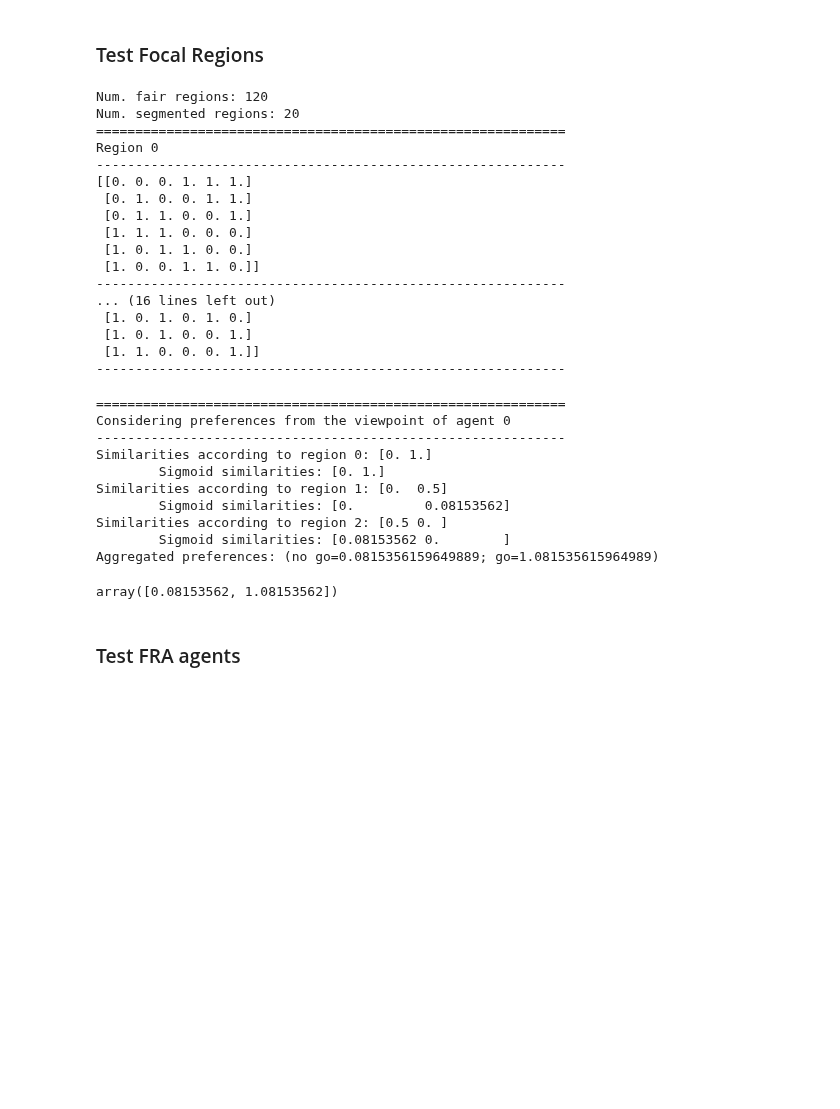
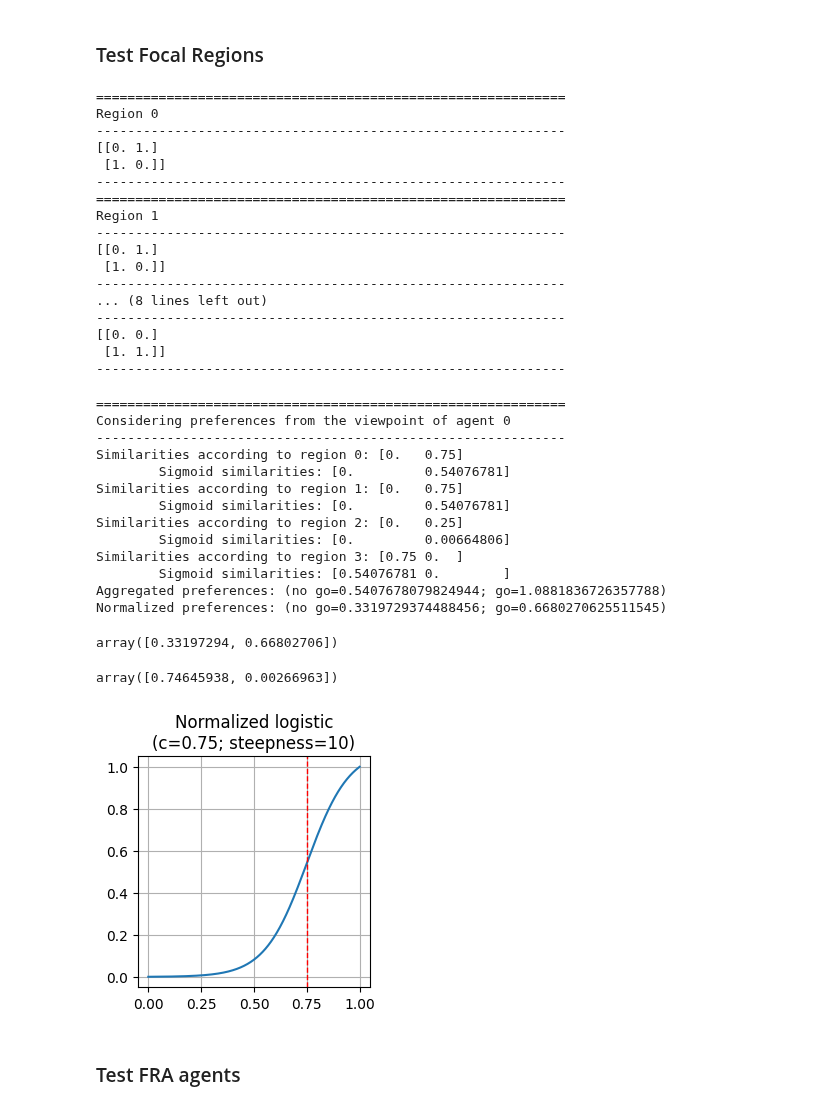
Before and after one commit to EAndrade-Lotero/Cognitive_Models_El_Farol_Bar_Problem, a Jupyter notebook: Notebooks/test_FRA.ipynb, the cells around one changed output. Cells and saved outputs as stored; diff of their text form; code cells hidden in the pictures; blank space fills up the shorter version.

```diff
--- a/Notebooks/test_FRA.ipynb
+++ b/Notebooks/test_FRA.ipynb
@@ -67,35 +68,35 @@ FocalRegion.draw_region(history, file=file_name)
 from Classes.focal_regions import SetFocalRegions
 # %%
 sfr = SetFocalRegions(
-    num_agents=6,
+    num_agents=2,
     threshold=0.5,
     len_history=2,
     c=0.75,
     steepness=10,
-    max_regions=3,
+    max_regions=4,
 )
 sfr.generate_focal_regions()
 print(sfr)
 # %% [output]
-Num. fair regions: 120
-Num. segmented regions: 20
 ============================================================
 Region 0
 ------------------------------------------------------------
-[[0. 0. 0. 1. 1. 1.]
- [0. 1. 0. 0. 1. 1.]
- [0. 1. 1. 0. 0. 1.]
- [1. 1. 1. 0. 0. 0.]
- [1. 0. 1. 1. 0. 0.]
- [1. 0. 0. 1. 1. 0.]]
+[[0. 1.]
+ [1. 0.]]
 ------------------------------------------------------------
-... (16 lines left out)
- [1. 0. 1. 0. 1. 0.]
- [1. 0. 1. 0. 0. 1.]
- [1. 1. 0. 0. 0. 1.]]
+============================================================
+Region 1
 ------------------------------------------------------------
+[[0. 1.]
+ [1. 0.]]
+------------------------------------------------------------
+... (8 lines left out)
+------------------------------------------------------------
+[[0. 0.]
+ [1. 1.]]
+------------------------------------------------------------
 # %%
-history = np.array([1, 0])
+history = np.array([1, 1])
 sfr.add_history(history)
 history = np.array([0, 1])
 sfr.add_history(history)
@@ -105,14 +106,34 @@ sfr.get_action_preferences(0)
 ============================================================
 Considering preferences from the viewpoint of agent 0
 ------------------------------------------------------------
-Similarities according to region 0: [0. 1.]
-        Sigmoid similarities: [0. 1.]
-Similarities according to region 1: [0.  0.5]
-        Sigmoid similarities: [0.         0.08153562]
-Similarities according to region 2: [0.5 0. ]
-        Sigmoid similarities: [0.08153562 0.        ]
-Aggregated preferences: (no go=0.0815356159649889; go=1.081535615964989)
+Similarities according to region 0: [0.   0.75]
+        Sigmoid similarities: [0.         0.54076781]
+Similarities according to region 1: [0.   0.75]
+        Sigmoid similarities: [0.         0.54076781]
+Similarities according to region 2: [0.   0.25]
+        Sigmoid similarities: [0.         0.00664806]
+Similarities according to region 3: [0.75 0.  ]
+        Sigmoid similarities: [0.54076781 0.        ]
+Aggregated preferences: (no go=0.5407678079824944; go=1.0881836726357788)
+Normalized preferences: (no go=0.3319729374488456; go=0.6680270625511545)
-array([0.08153562, 1.08153562])
+array([0.33197294, 0.66802706])
+# %%
+sfr.normalized_logistic(np.array([0.83, 0.17]))
+# %% [output]
+array([0.74645938, 0.00266963])
+# %%
+X = np.linspace(0, 1, 1000)
+Y = sfr.normalized_logistic(X)
+
+fig, ax = plt.subplots(1, 1, figsize=(3,3))
+sns.lineplot(x=X, y=Y, ax=ax)
+ax.axvline(x=sfr.c, color='red', linestyle='--', linewidth=1)
+ax.set_title(f'Normalized logistic\n(c={sfr.c}; steepness={sfr.steepness})')
+ax.grid()
+
+fig.savefig(PATHS['LaTeX'] / 'logistic.png')
+# %% [output]
+[figure, added]
 # %% [markdown]
 ### Test FRA agents
 # %%
```
Also changed, not shown: parts of 10 cells of this notebook, 13 other files.
